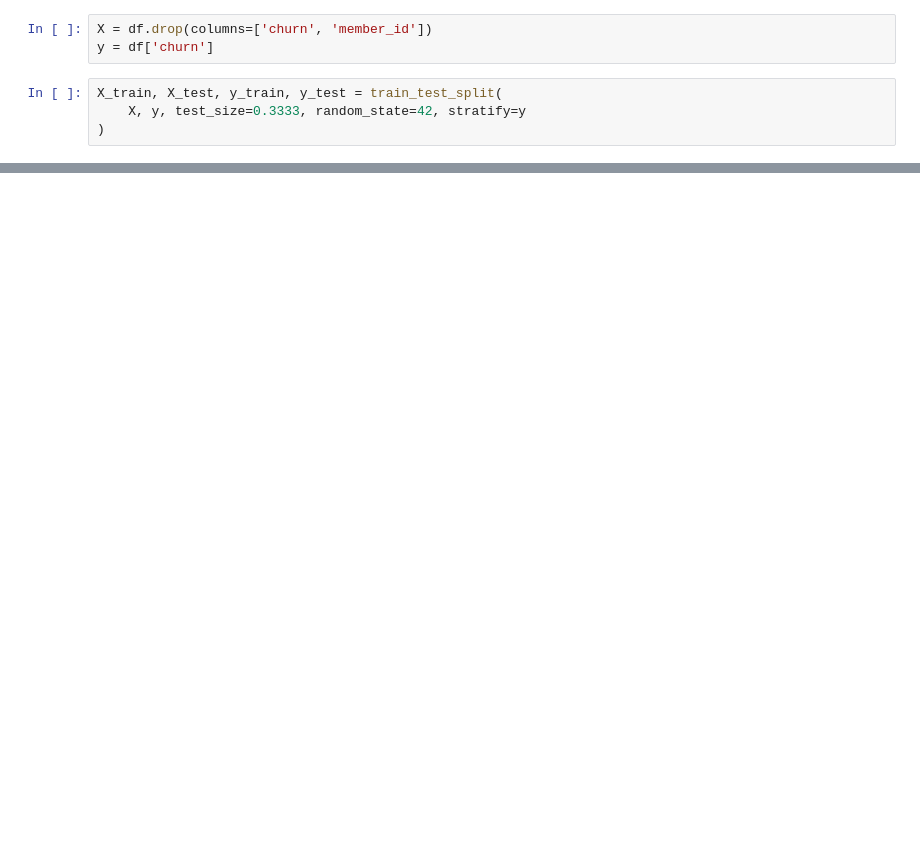
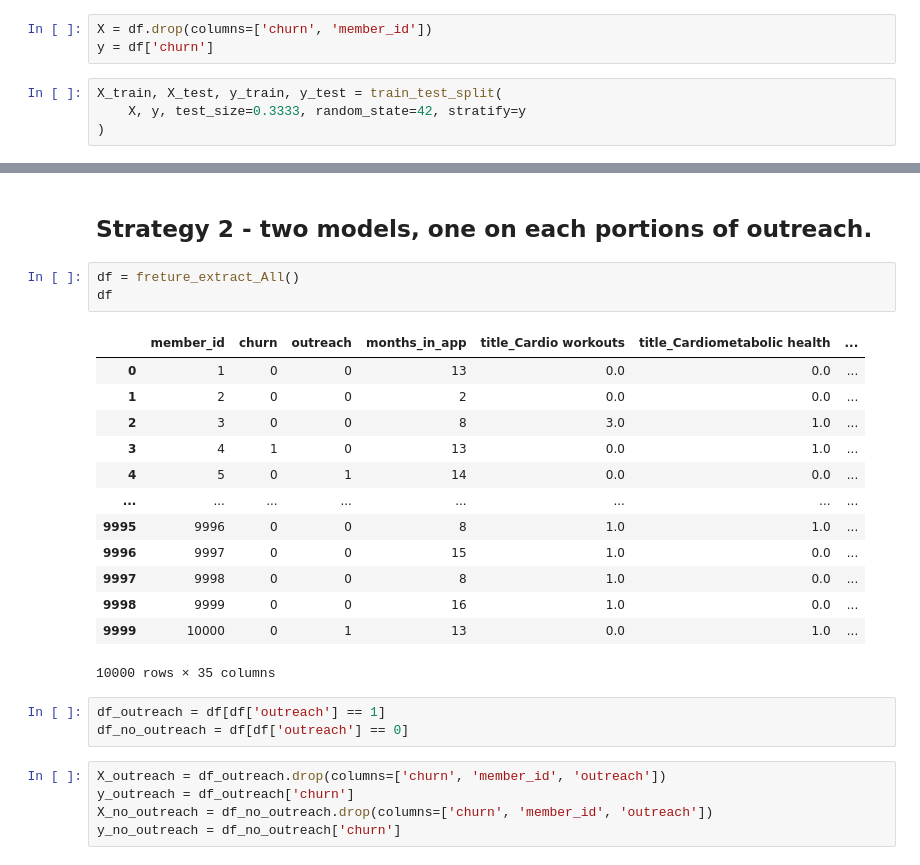
Before and after one commit to omergazit2/VI_churn_assignment, a Jupyter notebook: notebooks/model.ipynb, the cells around one changed output, grey strips where cells are left out. Cells and saved outputs as stored; diff of their text form; blank space fills up the shorter version.

```diff
--- a/notebooks/model.ipynb
+++ b/notebooks/model.ipynb
@@ -255,0 +258,27 @@ AUC Score: 0.6460
+# %% [markdown]
+## Strategy 2 - two models, one on each portions of outreach.
+# %%
+df = freture_extract_All()
+df
+# %% [output]
+|  | member_id | churn | outreach | months_in_app | title_Cardio workouts | title_Cardiometabolic health | ... |
+| 0 | 1 | 0 | 0 | 13 | 0.0 | 0.0 | ... |
+| 1 | 2 | 0 | 0 | 2 | 0.0 | 0.0 | ... |
+| 2 | 3 | 0 | 0 | 8 | 3.0 | 1.0 | ... |
+| 3 | 4 | 1 | 0 | 13 | 0.0 | 1.0 | ... |
+| 4 | 5 | 0 | 1 | 14 | 0.0 | 0.0 | ... |
+| ... | ... | ... | ... | ... | ... | ... | ... |
+| 9995 | 9996 | 0 | 0 | 8 | 1.0 | 1.0 | ... |
+| 9996 | 9997 | 0 | 0 | 15 | 1.0 | 0.0 | ... |
+| 9997 | 9998 | 0 | 0 | 8 | 1.0 | 0.0 | ... |
+| 9998 | 9999 | 0 | 0 | 16 | 1.0 | 0.0 | ... |
+| 9999 | 10000 | 0 | 1 | 13 | 0.0 | 1.0 | ... |
+10000 rows × 35 columns
+# %%
+df_outreach = df[df['outreach'] == 1]
+df_no_outreach = df[df['outreach'] == 0]
+# %%
+X_outreach = df_outreach.drop(columns=['churn', 'member_id', 'outreach'])
+y_outreach = df_outreach['churn']
+X_no_outreach = df_no_outreach.drop(columns=['churn', 'member_id', 'outreach'])
+y_no_outreach = df_no_outreach['churn']
```
Also changed, not shown: parts of 17 cells of this notebook, 6 other files.
